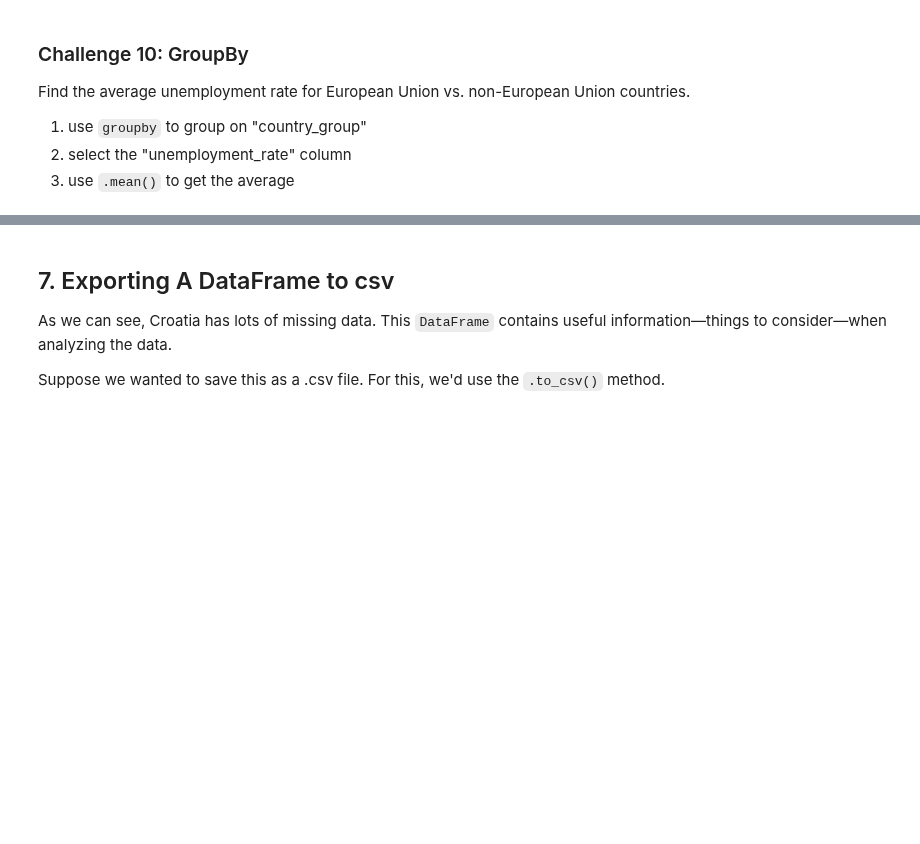
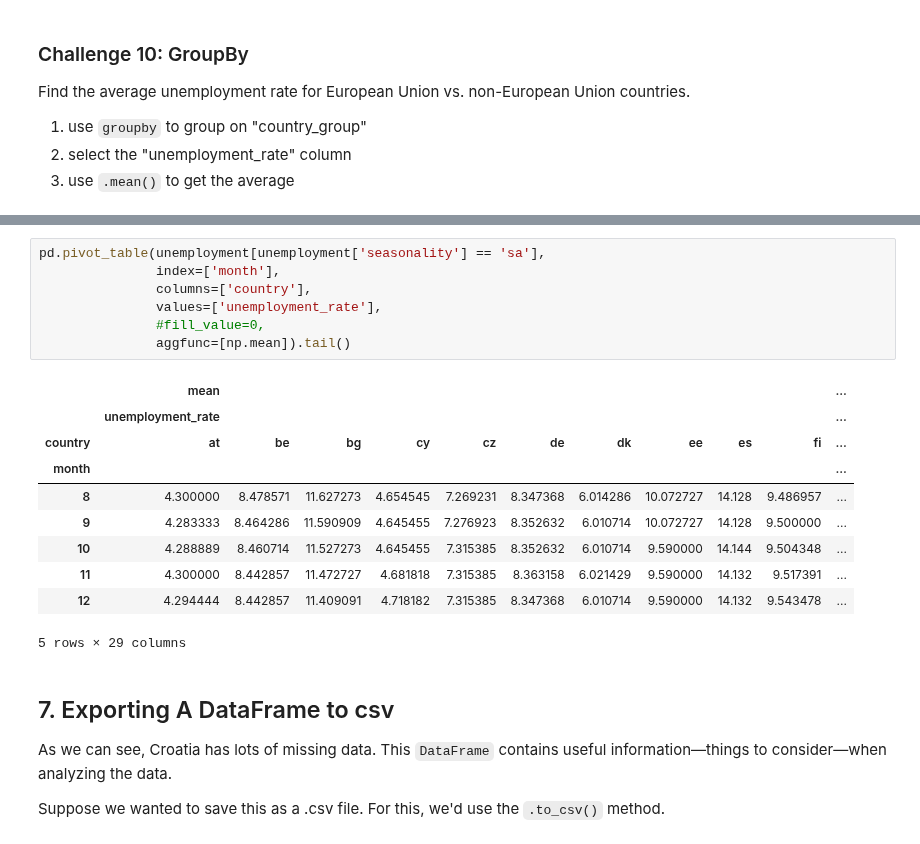
Before and after one commit to cbrownley/NYU-Python-Workshop, a Jupyter notebook: 1_Introduction_to_Pandas.ipynb, the cells around one changed output, grey strips where cells are left out. Drawn from its saved outputs; the diff is of its cells as text; blank space fills up the shorter version.

```diff
--- a/1_Introduction_to_Pandas.ipynb
+++ b/1_Introduction_to_Pandas.ipynb
@@ -702,3 +925,21 @@ Find the average unemployment rate for European Union vs. non-European Union cou
+# %%
+pd.pivot_table(unemployment[unemployment['seasonality'] == 'sa'],
+               index=['month'],
+               columns=['country'],
+               values=['unemployment_rate'],
+               #fill_value=0,
+               aggfunc=[np.mean]).tail()
+# %% [output]
+|  | mean |  |  |  |  |  |  |  |  |  | ... |
+|  | unemployment_rate |  |  |  |  |  |  |  |  |  | ... |
+| country | at | be | bg | cy | cz | de | dk | ee | es | fi | ... |
+| month |  |  |  |  |  |  |  |  |  |  | ... |
+| 8 | 4.300000 | 8.478571 | 11.627273 | 4.654545 | 7.269231 | 8.347368 | 6.014286 | 10.072727 | 14.128 | 9.486957 | ... |
+| 9 | 4.283333 | 8.464286 | 11.590909 | 4.645455 | 7.276923 | 8.352632 | 6.010714 | 10.072727 | 14.128 | 9.500000 | ... |
+| 10 | 4.288889 | 8.460714 | 11.527273 | 4.645455 | 7.315385 | 8.352632 | 6.010714 | 9.590000 | 14.144 | 9.504348 | ... |
+| 11 | 4.300000 | 8.442857 | 11.472727 | 4.681818 | 7.315385 | 8.363158 | 6.021429 | 9.590000 | 14.132 | 9.517391 | ... |
+| 12 | 4.294444 | 8.442857 | 11.409091 | 4.718182 | 7.315385 | 8.347368 | 6.010714 | 9.590000 | 14.132 | 9.543478 | ... |
+5 rows × 29 columns
 # %% [markdown]
 ## 7. Exporting A DataFrame to csv <a id="section7"/>
 
```
Also changed, not shown: parts of 33 cells of this notebook.
